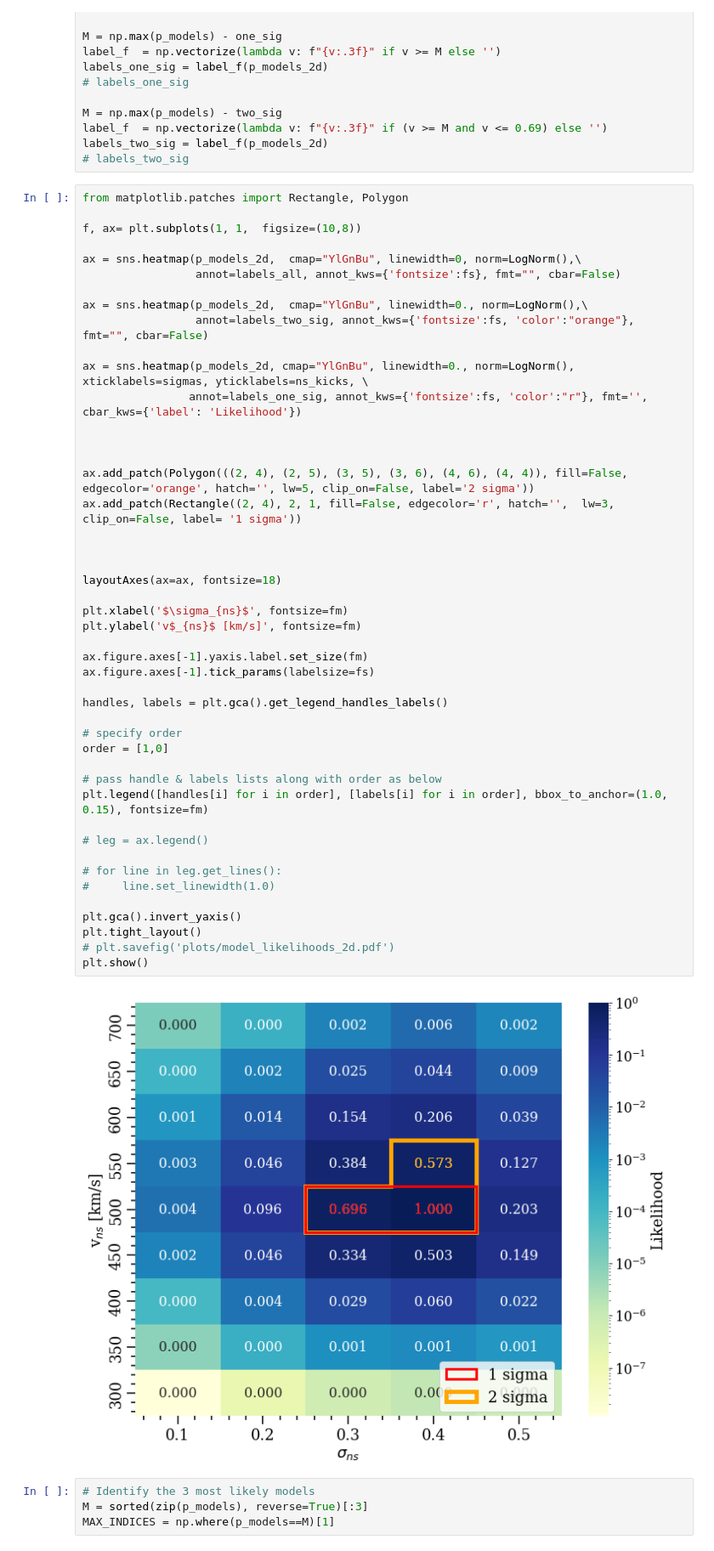
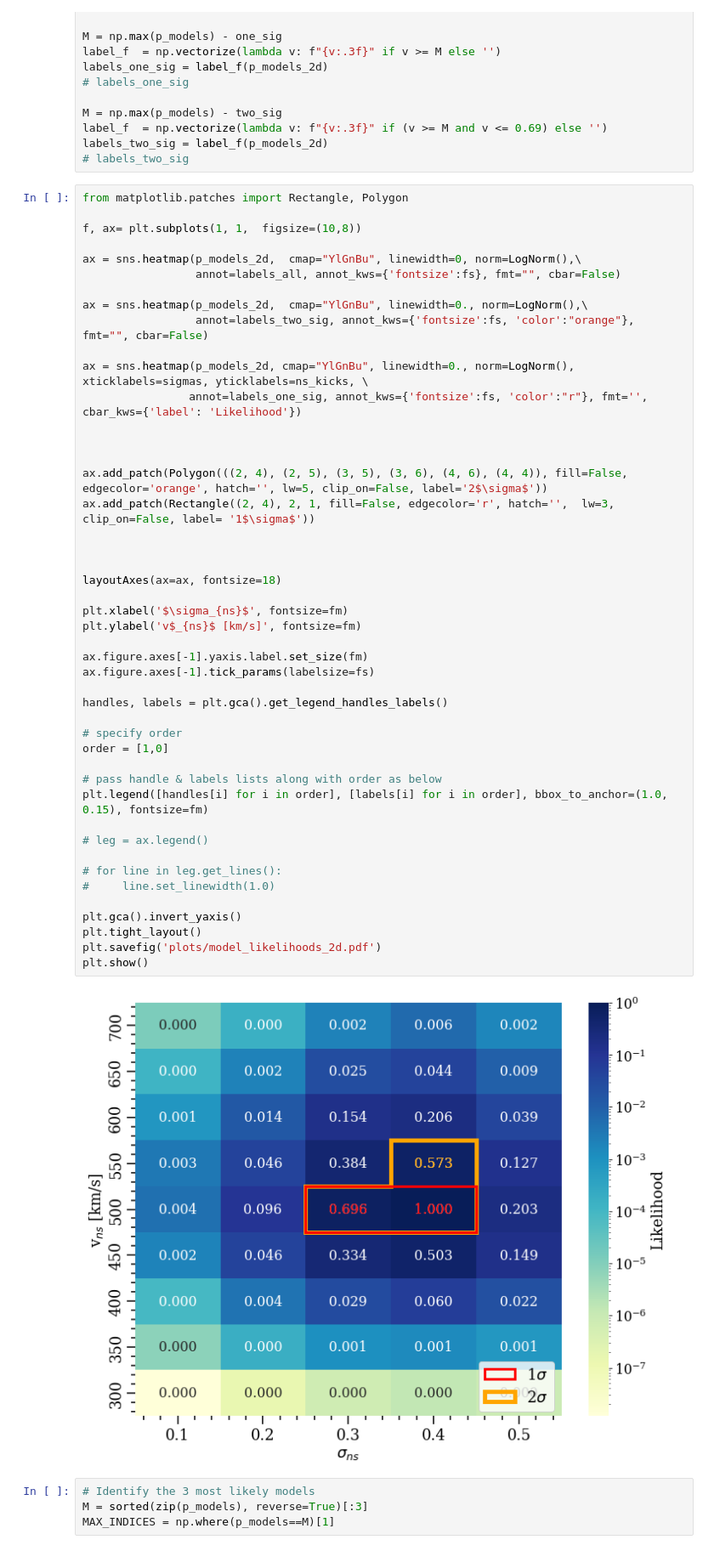
Before and after one commit to veome22/supernova_remnant_prescription, a Jupyter notebook: model_likelihood_analysis_sse.ipynb, the cells around one changed output. Shown at 85% size. Drawn from its saved outputs; the diff is of its cells as text.

Commit message:
corrected labels for 2d likelihood plot

```diff
--- a/model_likelihood_analysis_sse.ipynb
+++ b/model_likelihood_analysis_sse.ipynb
@@ -276,38 +276,38 @@ ax = sns.heatmap(p_models_2d, cmap="YlGnBu", linewidth=0., norm=LogNorm(), xtick
 
 
 
-ax.add_patch(Polygon(((2, 4), (2, 5), (3, 5), (3, 6), (4, 6), (4, 4)), fill=False, edgecolor='orange', hatch='', lw=5, clip_on=False, label='2 sigma'))
-ax.add_patch(Rectangle((2, 4), 2, 1, fill=False, edgecolor='r', hatch='',  lw=3, clip_on=False, label= '1 sigma'))
+ax.add_patch(Polygon(((2, 4), (2, 5), (3, 5), (3, 6), (4, 6), (4, 4)), fill=False, edgecolor='orange', hatch='', lw=5, clip_on=False, label='2$\sigma$'))
+ax.add_patch(Rectangle((2, 4), 2, 1, fill=False, edgecolor='r', hatch='',  lw=3, clip_on=False, label= '1$\sigma$'))
 
 
 
 layoutAxes(ax=ax, fontsize=18)
 
 plt.xlabel('$\sigma_{ns}$', fontsize=fm)
 plt.ylabel('v$_{ns}$ [km/s]', fontsize=fm)
 
 ax.figure.axes[-1].yaxis.label.set_size(fm)
 ax.figure.axes[-1].tick_params(labelsize=fs)
 
 handles, labels = plt.gca().get_legend_handles_labels()
 
 # specify order
 order = [1,0]
 
 # pass handle & labels lists along with order as below
 plt.legend([handles[i] for i in order], [labels[i] for i in order], bbox_to_anchor=(1.0, 0.15), fontsize=fm)
 
 # leg = ax.legend()
 
 # for line in leg.get_lines():
 #     line.set_linewidth(1.0)
 
 plt.gca().invert_yaxis()
 plt.tight_layout()
-# plt.savefig('plots/model_likelihoods_2d.pdf')
+plt.savefig('plots/model_likelihoods_2d.pdf')
 plt.show()
 # %% [output]
-[figure, old version]
+[figure, new version]
 # %%
 # Identify the 3 most likely models
 M = sorted(zip(p_models), reverse=True)[:3]
```
Also changed, not shown: parts of 2 cells of this notebook.
